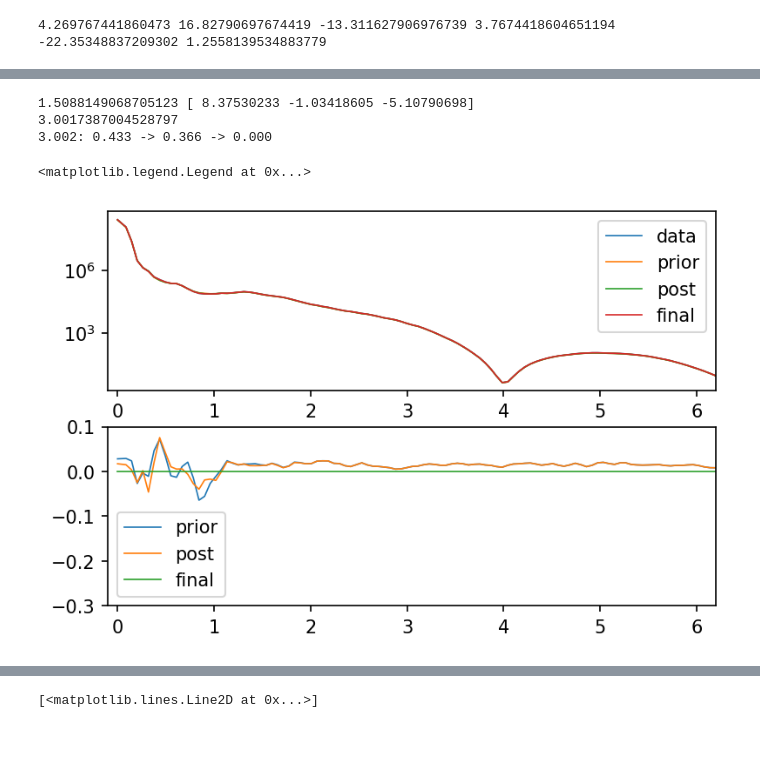
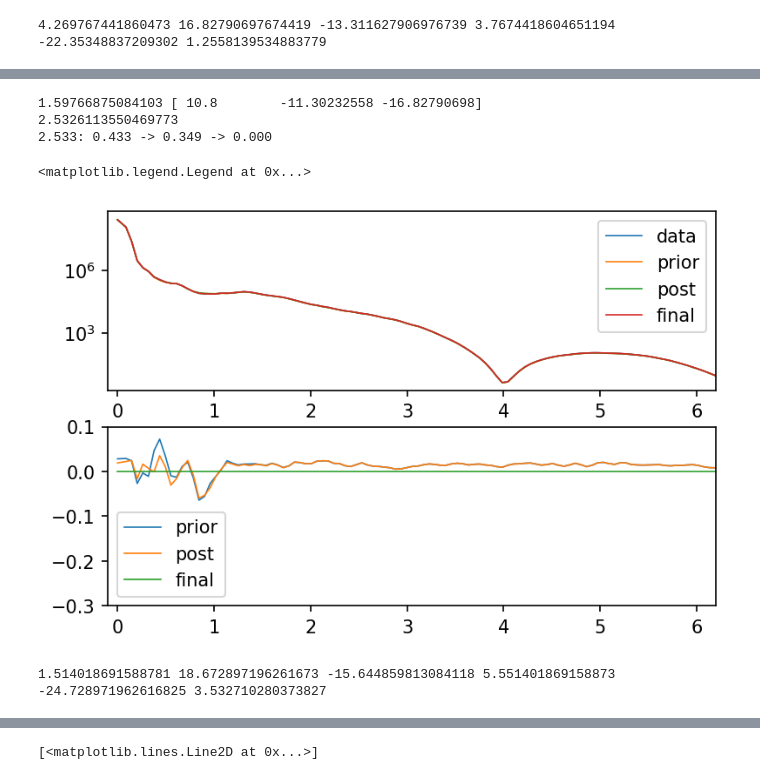
Before and after one commit to darrenjhsu/denss, a Jupyter notebook: test_fft/Testing.ipynb, the cells around one changed output, grey strips where cells are left out. Saved outputs shown, nothing was run; the diff lists cells and outputs as text; code cells hidden in the pictures; blank space fills up the shorter version.

```diff
--- a/test_fft/Testing.ipynb
+++ b/test_fft/Testing.ipynb
@@ -21,17 +21,16 @@ rho_mask, side = saxstats.read_mrc('2cm7_ligand.mrc')
 ligand_ref = rho_mask > 0
 kernel = ndimage.generate_binary_structure(3, 2)
 lig_mask = ndimage.binary_dilation(ligand_ref, structure=kernel)
+lig_mask *= rho_apo < 0.2
 
-# Actual mask that's from excluding apo density
-rho_mask, side = saxstats.read_mrc('junk_mask.mrc')
-lig_mask = rho_mask > 0
+saxstats.write_mrc(lig_mask, side, '2cm7_ligand_mask.mrc')
 
 # Data
 q, I, sigq, Ifit, file_dmax, isfit = saxstats.loadProfile('2cm7.dat', units='A')
 
 dmax = 36
 oversampling = 3
-voxel = 0.5
+voxel = 1
 D = dmax
 
 #Initialize variables
@@ -85,11 +84,11 @@ qbin_labels -= 1
 qdata = qbinsc[np.where( (qbinsc>=q.min()) & (qbinsc<=q.max()) )]
 Idata = np.interp(qdata,q,I)
 
-qextend = qbinsc[qbinsc>=qdata.max()]
-Iextend = qextend**-4
-Iextend = Iextend/Iextend[0] * Idata[-1]
-qdata = np.concatenate((qdata,qextend[1:]))
-Idata = np.concatenate((Idata,Iextend[1:]))
+# qextend = qbinsc[qbinsc>=qdata.max()]
+# Iextend = qextend**-4
+# Iextend = Iextend/Iextend[0] * Idata[-1]
+# qdata = np.concatenate((qdata,qextend[1:]))
+# Idata = np.concatenate((Idata,Iextend[1:]))
 
 #create list of qbin indices just in region of data for later F scaling
 qbin_args = np.in1d(qbinsc,qdata,assume_unique=True)
@@ -741,7 +758,7 @@ def dist2_from_cen(center, meshx, meshy, meshz):
     return (meshx - center[0])**2 + (meshy - center[1])**2 + (meshz - center[2])**2
 # %%
 def res_func(x, Idata, Iprior, Icross, Iguess, sigqdata):
-    return np.sum(((Idata - Iprior - Icross * 2 * np.abs(x) - Iguess * x * x) / sigqdata)**2)
+    return np.sum(((Idata - Iprior - Icross * 2 * x - Iguess * x * x) / sigqdata)**2)
 # %%
 def res_func_log(x, Idata, Iprior, Icross, Iguess, sigqdata):
     return np.max(np.sum(((np.log10(Idata) - np.log10(Iprior + Icross * 2 * np.abs(x) + Iguess * x * x)) / sigqdata)**2), 0)
@@ -757,3 +774,5 @@ maxz = np.max(z[lig_mask])
 print(minx, maxx, miny, maxy, minz, maxz)
 # %% [output]
 4.269767441860473 16.82790697674419 -13.311627906976739 3.7674418604651194 -22.35348837209302 1.2558139534883779
+# %%
+mask_xyz = np.array([x.flatten(), y.flatten(), z.flatten()]).T[lig_mask.flatten()]
@@ -763,11 +785,13 @@ print(minx, maxx, miny, maxy, minz, maxz)
 rho_lig_S = np.zeros_like(rho_apo)
 while rho_lig_S[lig_mask].sum() < 10:
     sigma = np.random.random() * 1.8 + 0.2
-    lig_S_cen = np.array([minx + (maxx-minx)*np.random.random(),
-                          miny + (maxy-miny)*np.random.random(),
-                          minz + (maxz-minz)*np.random.random()])
-    lig_S_cen = np.array([8.583,  -1.145,  -4.940])
-    lig_S_cen = lig_S_cen + np.array([-0.20769767,  0.11081395, -0.16790698])
+    rchoice = np.random.choice(len(mask_xyz))
+    lig_S_cen = mask_xyz[rchoice]
+#     lig_S_cen = np.array([minx + (maxx-minx)*np.random.random(),
+#                           miny + (maxy-miny)*np.random.random(),
+#                           minz + (maxz-minz)*np.random.random()])
+#     lig_S_cen = np.array([8.583,  -1.145,  -4.940])
+#     lig_S_cen = lig_S_cen + np.array([-0.20769767,  0.11081395, -0.16790698])
 
     rho_lig_S = 30 / 7.889 / np.sqrt(2 * np.pi)**3 / sigma**3 * np.exp(- dist2_from_cen(lig_S_cen, x, y, z) / 2 / sigma**2)
     if rho_lig_S[lig_mask].sum() < 10:
@@ -828,41 +852,51 @@ ax[1].set_ylim([-0.3, 0.1])
 # factors[np.isnan(factors)] = 0
 # factors[factors < 0] = 0
 # factor = np.sqrt(np.sum(factors) / np.sum(Idata / sigqdata))
-# factor = minimize(res_func, 0, (Idata, Imean_prior_[qba], Imean_cross_[qba], Imean_guess_[qba], sigqdata)).x[0]
-factor = np.max([minimize(res_func, 0, (Idata, Imean_prior_[qba], Imean_cross_[qba], Imean_guess_[qba], sigqdata)).x[0], 0])
+factor = minimize(res_func, 0, (Idata, Imean_prior_[qba], Imean_cross_[qba], Imean_guess_[qba], sigqdata)).x[0]
+# factor = np.max([minimize(res_func, 0, (Idata, Imean_prior_[qba], Imean_cross_[qba], Imean_guess_[qba], sigqdata)).x[0], 0])
 # factor = np.sqrt(np.sum(factors))
 print(factor)
 rho_guess_mod_ = rho_guess_ * factor
 
 
 # Multiply that patch with this scaling factor
 rho_guess_all_ = (rho_guess_mod_ + rho_prior_)
 I3D_guess_all_ = np.abs(rho_guess_all_)**2
 Imean_guess_all_ = saxstats.mybinmean(I3D_guess_all_, qbin_labels, DENSS_GPU)
 chi_int = saxstats.mysum(((Imean_guess_all_[qba]-Idata)/sigqdata)**2, DENSS_GPU=DENSS_GPU)/Idata.size
 
 ax[0].plot(qdata, Imean_guess_all_[qba], lw=0.8, label='post')
 ax[1].plot(qdata, (Idata - Imean_guess_all_[qba])/Idata, lw=0.8, label='post')
 
 rho_guess_all = np.fft.ifftn(rho_guess_all_).real
 rho_guess_all -= rho_apo
 rho_guess_all[rho_guess_all < 0] = 0
-saxstats.write_mrc(rho_guess_all/dV, side, 'rho_guess_all.mrc')
+# saxstats.write_mrc(rho_guess_all/dV, side, 'rho_guess_all.mrc')
 
 factors = np.ones_like(Imean_guess_all_)
 factors[qba] = np.sqrt(Idata / Imean_guess_all_[qba])
 rho_guess_all_ = rho_guess_all_ * factors[qbin_labels]
 I3D_guess_all_ = np.abs(rho_guess_all_)**2
 Imean_guess_all_ = saxstats.mybinmean(I3D_guess_all_, qbin_labels, DENSS_GPU)
 ax[0].plot(qdata, Imean_guess_all_[qba], lw=0.8, label='final')
 ax[1].plot(qdata, (Idata - Imean_guess_all_[qba])/Idata, lw=0.8, label='final')
 chi_now = saxstats.mysum(((Imean_guess_all_[qba]-Idata)/sigqdata)**2, DENSS_GPU=DENSS_GPU)/Idata.size
 print(f'{factor:.3f}: {chi_prior:.3f} -> {chi_int:.3f} -> {chi_now:.3f}')
 ax[0].legend()
 ax[1].legend()
 # %% [output]
-1.5088149068705123 [ 8.37530233 -1.03418605 -5.10790698]
-3.0017387004528797
-3.002: 0.433 -> 0.366 -> 0.000
+1.59766875084103 [ 10.8        -11.30232558 -16.82790698]
+2.5326113550469773
+2.533: 0.433 -> 0.349 -> 0.000
 <matplotlib.legend.Legend at 0x...>
-[figure, old version]
+[figure, new version]
+# %%
+minx = np.min(x[lig_mask])
+maxx = np.max(x[lig_mask])
+miny = np.min(y[lig_mask])
+maxy = np.max(y[lig_mask])
+minz = np.min(z[lig_mask])
+maxz = np.max(z[lig_mask])
+print(minx, maxx, miny, maxy, minz, maxz)
+# %% [output]
+1.514018691588781 18.672897196261673 -15.644859813084118 5.551401869158873 -24.728971962616825 3.532710280373827
```
Also changed, not shown: parts of 24 cells of this notebook, 5 other files.
